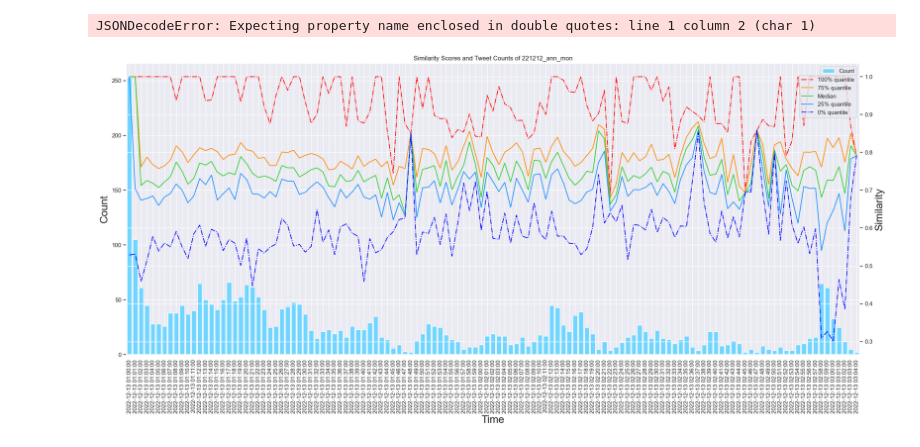
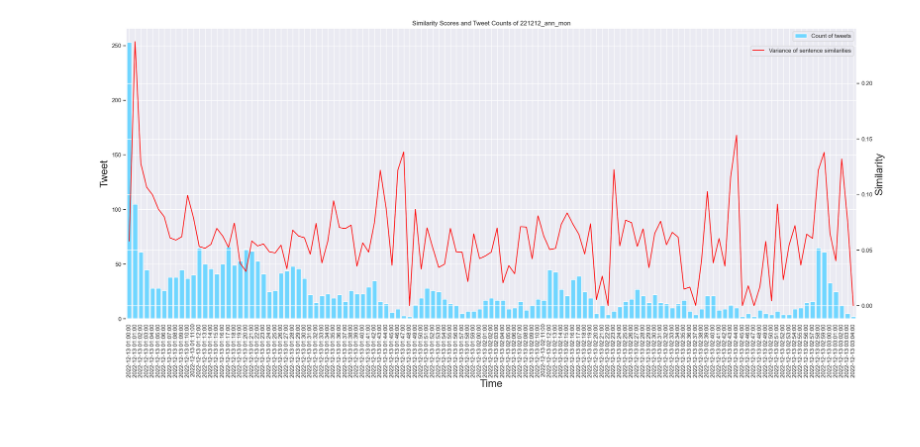
Before and after one commit to Ota1022/DEIM2023, a Jupyter notebook: sentense_similarity/221212_ann_mon/visualize_cs_221212_ann_mon.ipynb, the cells around one changed output. Drawn from its saved outputs; the diff is of its cells as text; code cells hidden in the pictures; blank space fills up the shorter version.

```diff
--- a/sentense_similarity/221212_ann_mon/visualize_cs_221212_ann_mon.ipynb
+++ b/sentense_similarity/221212_ann_mon/visualize_cs_221212_ann_mon.ipynb
@@ -42,16 +42,3 @@ df
-# %%
-# Import the json module to parse the JSON strings in the 'similarity' column
-import json
-
-df['similarity'] = df['similarity'].apply(json.loads)
-# Create a new column called 'quantile_3' and populate it with the values from the 'quantile_3' key of the JSON objects in the 'similarity' column
-df['quantile_3'] = df['similarity'].apply(
-    lambda x: json.loads(x)['quantile_3'])
-
-# Print the DataFrame to verify that the new column has been added
-print(df)
-# %% [output]
-JSONDecodeError: Expecting property name enclosed in double quotes: line 1 column 2 (char 1)
 # %%
 # Create a figure and an Axes object
 fig, ax = plt.subplots(figsize=(25, 10))
@@ -64,46 +51,46 @@ ax.set_xticklabels(df["created_at"], rotation=90)
 ax.set_xlim(-0.5, 124.5)  # グラフの横幅と全体の端を揃える
 
 # Set the y-axis label for the count data
-ax.set_ylabel("Count", fontsize=20)
+ax.set_ylabel("Tweet", fontsize=20)
 
 # Plot the count data as partially transparent vertical bars
-ax.bar(df["created_at"], df["count"], color="#70d6ff", label="Count")
+ax.bar(df["created_at"], df["count"], color="#70d6ff", label="Count of tweets")
 
 # Create a twin Axes object for the count data
 ax2 = ax.twinx()
 
 # Set the y-axis labels
 ax2.set_ylabel("Similarity", fontsize=20)
 
+# Plot the average similarity data
+ax2.plot(df["created_at"], df["variance"],
+         color="red", label="Variance of sentence similarities")
+
 # # Plot the average similarity data
 # ax2.plot(df["created_at"], df["similarity[5]"],
 #          color="blue", label="Average")
 
 # Plot the average similarity data
-ax2.plot(df["created_at"], df["similarity[4]"],
-         color="red", label="100% quantile", linestyle="dashdot")
+# ax2.plot(df["created_at"], df["similarity[4]"],
+#          color="red", label="100% quantile", linestyle="dashdot")
 
 # Plot the average similarity data
-ax2.plot(df["created_at"], df["similarity[3]"],
-         color="darkorange", label="75% quantile")
+# ax2.plot(df["created_at"], df["median"],
+#          color="limegreen", label="Median")
 
 # Plot the average similarity data
-ax2.plot(df["created_at"], df["similarity[2]"],
-         color="limegreen", label="Median")
+# ax2.plot(df["created_at"], df["similarity[1]"],
+#          color="dodgerblue", label="25% quantile")
 
 # Plot the average similarity data
-ax2.plot(df["created_at"], df["similarity[1]"],
-         color="dodgerblue", label="25% quantile")
-
-# Plot the average similarity data
-ax2.plot(df["created_at"], df["similarity[0]"],
-         color="blue", label="0% quantile", linestyle="dashdot")
+# ax2.plot(df["created_at"], df["similarity[0]"],
+#          color="blue", label="0% quantile", linestyle="dashdot")
 
 # Adjust the position of the legend
 ax.legend(loc="upper right", bbox_to_anchor=(1, 1))
-ax2.legend(loc="upper right", bbox_to_anchor=(1, 0.97))
+ax2.legend(loc="upper right", bbox_to_anchor=(1, 0.95))
 
 # Show the plot
 plt.show()
 # %% [output]
-[figure, old version]
+[figure, new version]
```
Also changed, not shown: parts of 1 cell of this notebook, 32 other files.
